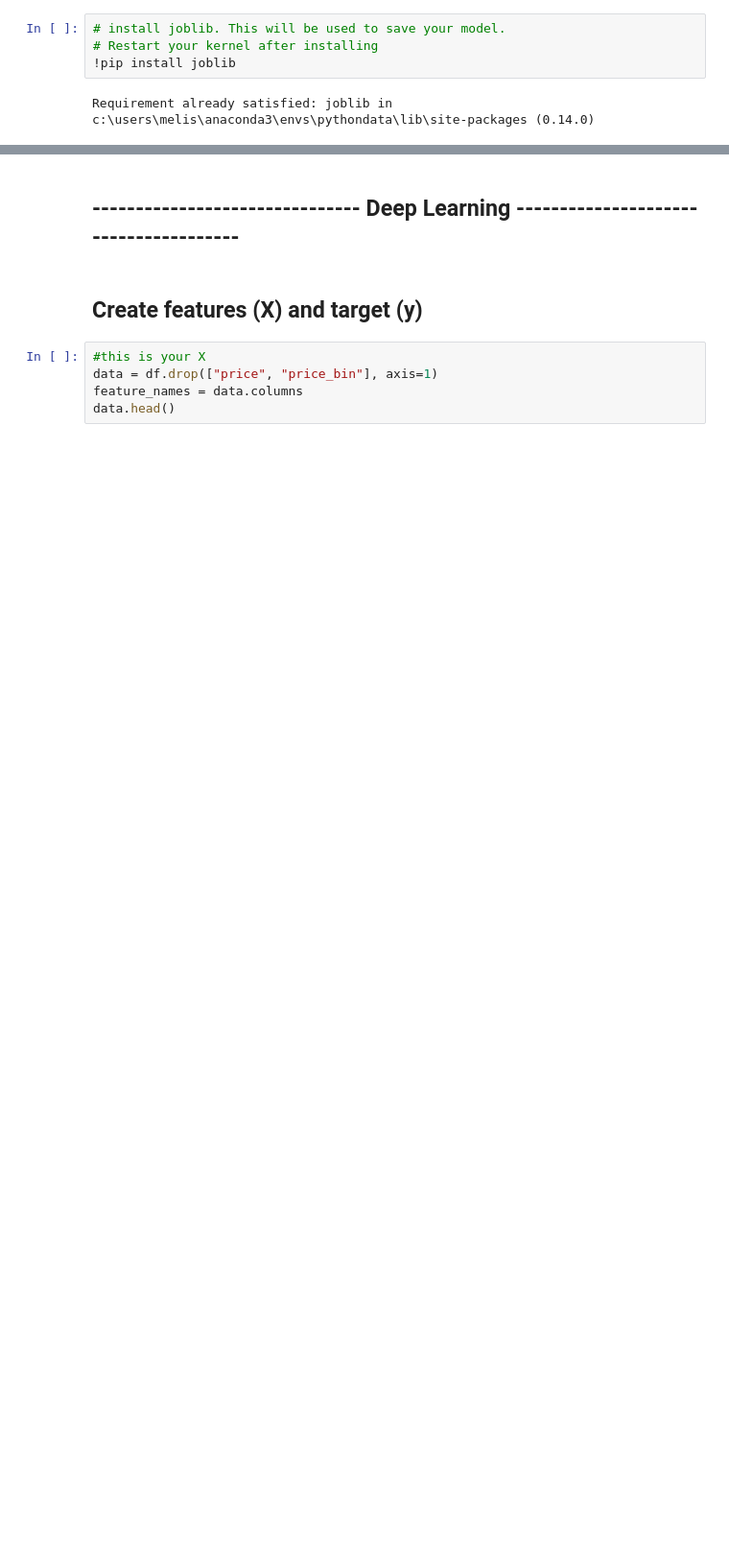
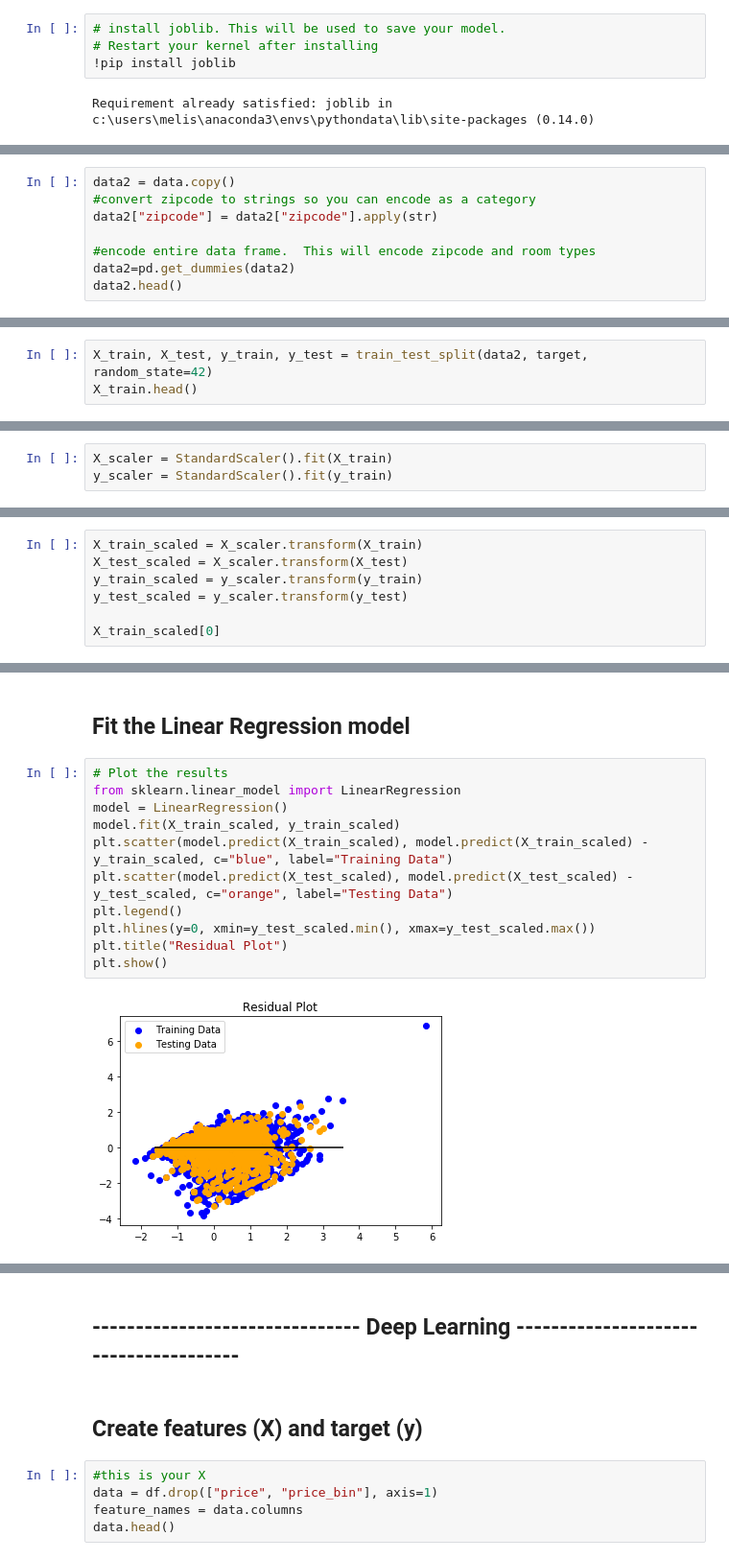
Before and after one commit to TrevorLovesMommy/airbnb-pricing-project, a Jupyter notebook: melissa_code.ipynb, the cells around one changed output, grey strips where cells are left out. Shown: that part at 96% size. Saved outputs shown, nothing was run; the diff lists cells and outputs as text; blank space fills up the shorter version.

Commit message:
adding linear regression code

```diff
--- a/melissa_code.ipynb
+++ b/melissa_code.ipynb
@@ -44,0 +78,8 @@ df.head()
+# %%
+data2 = data.copy()
+#convert zipcode to strings so you can encode as a category
+data2["zipcode"] = data2["zipcode"].apply(str)
+
+#encode entire data frame.  This will encode zipcode and room types
+data2=pd.get_dummies(data2)
+data2.head()
@@ -44,0 +96,3 @@ df.head()
+# %%
+X_train, X_test, y_train, y_test = train_test_split(data2, target, random_state=42)
+X_train.head()
@@ -44,0 +109,3 @@ df.head()
+# %%
+X_scaler = StandardScaler().fit(X_train)
+y_scaler = StandardScaler().fit(y_train)
@@ -44,0 +114,7 @@ df.head()
+# %%
+X_train_scaled = X_scaler.transform(X_train)
+X_test_scaled = X_scaler.transform(X_test)
+y_train_scaled = y_scaler.transform(y_train)
+y_test_scaled = y_scaler.transform(y_test)
+
+X_train_scaled[0]
@@ -44,0 +133,15 @@ df.head()
+# %% [markdown]
+## Fit the Linear Regression model
+# %%
+# Plot the results
+from sklearn.linear_model import LinearRegression
+model = LinearRegression()
+model.fit(X_train_scaled, y_train_scaled)
+plt.scatter(model.predict(X_train_scaled), model.predict(X_train_scaled) - y_train_scaled, c="blue", label="Training Data")
+plt.scatter(model.predict(X_test_scaled), model.predict(X_test_scaled) - y_test_scaled, c="orange", label="Testing Data")
+plt.legend()
+plt.hlines(y=0, xmin=y_test_scaled.min(), xmax=y_test_scaled.max())
+plt.title("Residual Plot")
+plt.show()
+# %% [output]
+[figure, added]
```
Also changed, not shown: parts of 19 cells of this notebook.
